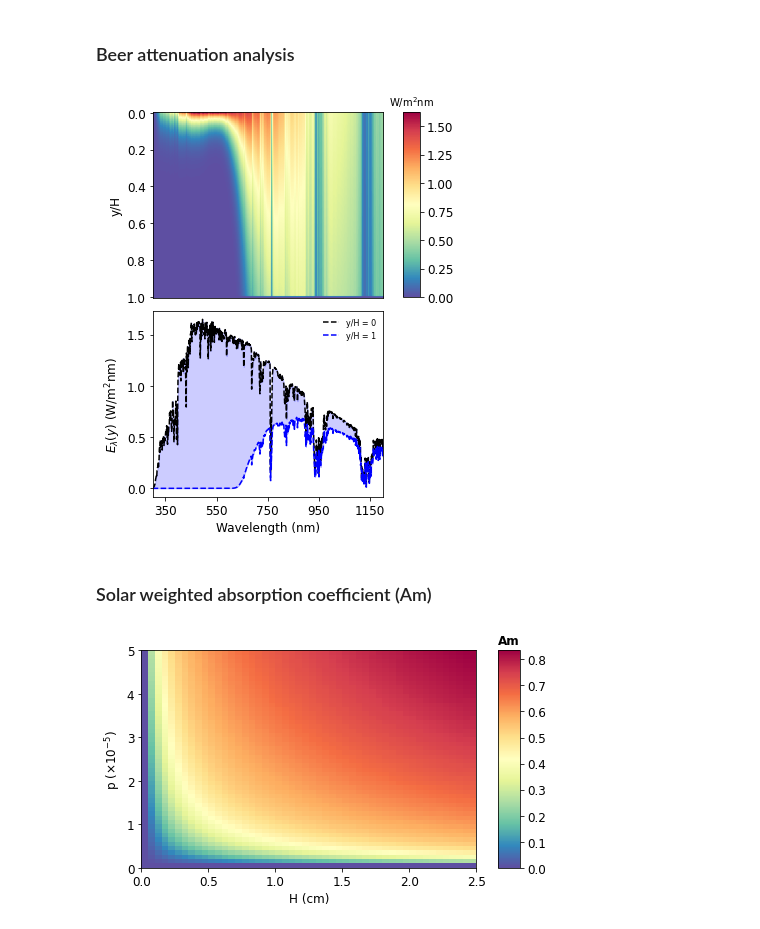
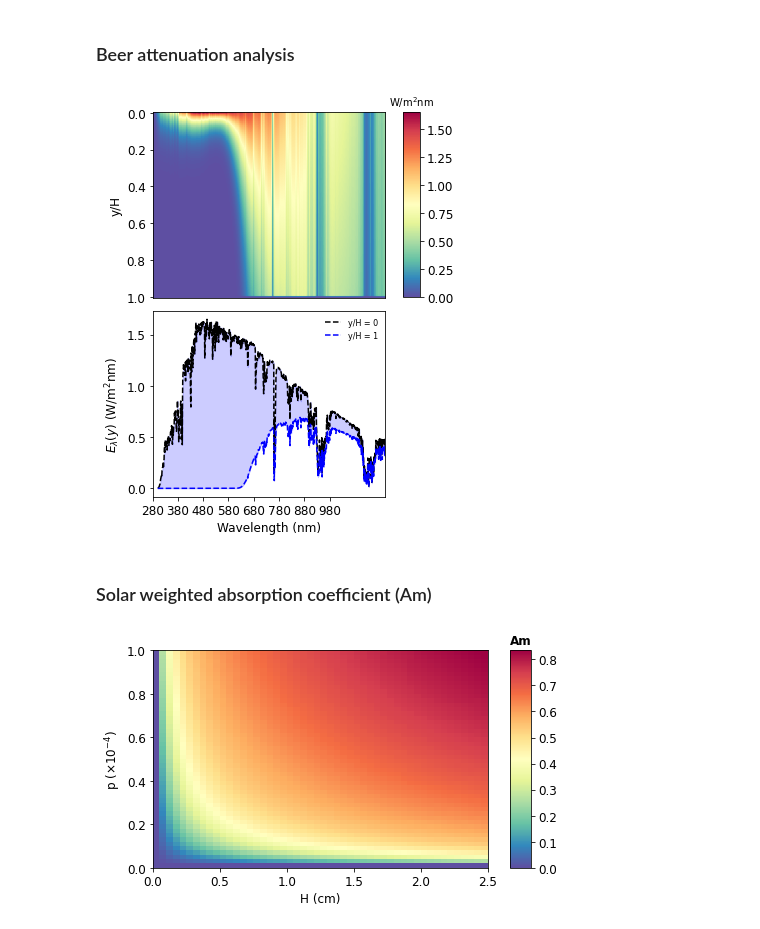
Before and after one commit to pedrosatulio/Thermoplasmonics, a Jupyter notebook: DASC.ipynb, the cells around one changed output. Cells and saved outputs as stored; diff of their text form; code cells hidden in the pictures.

```diff
--- a/DASC.ipynb
+++ b/DASC.ipynb
@@ -265,8 +292,9 @@ axs3['Top'].set_yticklabels(labelsa3)
 p3a1, = axs3['Bottom'].plot(wl, f_solar(wl), 'k', linestyle='--', linewidth=1.5, label='y/H = 0')
 axs3['Bottom'].fill_between(wl, f_solar(wl), solar_beer, alpha=0.2, color='b')
 p3a2, = axs3['Bottom'].plot(wl,solar_beer, 'b', linestyle='--', linewidth=1.5, label='y/H = 1')
-axs3['Bottom'].set_xlim([300,1200])
-axs3['Bottom'].set_xticks([350,550,750,950,1150])
+axs3['Bottom'].set_xlim([lambda_min,lambda_max])
+#axs3['Bottom'].set_xticks([350,550,750,950,1150])
+axs3['Bottom'].set_xticks([280,380,480,580,680,780,880,980])
 axs3['Bottom'].legend(handles=[p3a1,p3a2], frameon=False, prop={'size': 8}, loc='upper right')
 axs3['Bottom'].set_ylabel('$E_\lambda (y)$ (W/m$^\mathrm{2}$nm)', fontsize=12)
 axs3['Bottom'].set_xlabel('Wavelength (nm)', fontsize=12)
@@ -280,7 +308,7 @@ cbar3.ax.set_title('W/m$^\mathrm{2}$nm', fontsize=10)
 
 plt.show()
 # %% [output]
-[figure, old version]
+[figure, new version]
 # %% [markdown]
 ### Solar weighted absorption coefficient (Am)
 # %%
@@ -305,22 +337,23 @@ for iii in range(len(h_range)):
 # %%
 fig4, axs4 = plt.subplots()
 
 labelsx4 = ['0.0','0.5','1.0','1.5','2.0','2.5']
-labelsy4 = ['0','1','2','3','4','5']
+#labelsy4 = ['0','1','2','3','4','5']
+labelsy4 = ['0.0','0.2','0.4','0.6','0.8','1.0']
 
 imtst4 = axs4.pcolormesh(Am_map, cmap=plt.cm.Spectral_r)
-axs4.set_ylabel('p ($\\times$10$^\mathrm{-5}$)', fontsize=12)
+axs4.set_ylabel('p ($\\times$10$^\mathrm{-4}$)', fontsize=12)
 axs4.set_xlabel('H (cm)', fontsize=12)
 axs4.tick_params(axis='x', labelsize=12)
 axs4.tick_params(axis='y', labelsize=12)
 axs4.set_yticklabels(labelsy4)
 axs4.set_xticklabels(labelsx4)
 
 cbar_axs4 = fig4.add_axes([0.951, 0.125, 0.05, 0.755])
 cbar4 = fig4.colorbar(imtst4, cax=cbar_axs4)
 cbar4.ax.tick_params(labelsize=12)
 cbar4.ax.set_title('Am', fontsize=12, fontweight='bold')
 
 plt.show()
 # %% [output]
-[figure, old version]
+[figure, new version]
```
Also changed, not shown: parts of 7 cells of this notebook, 13 other files.
